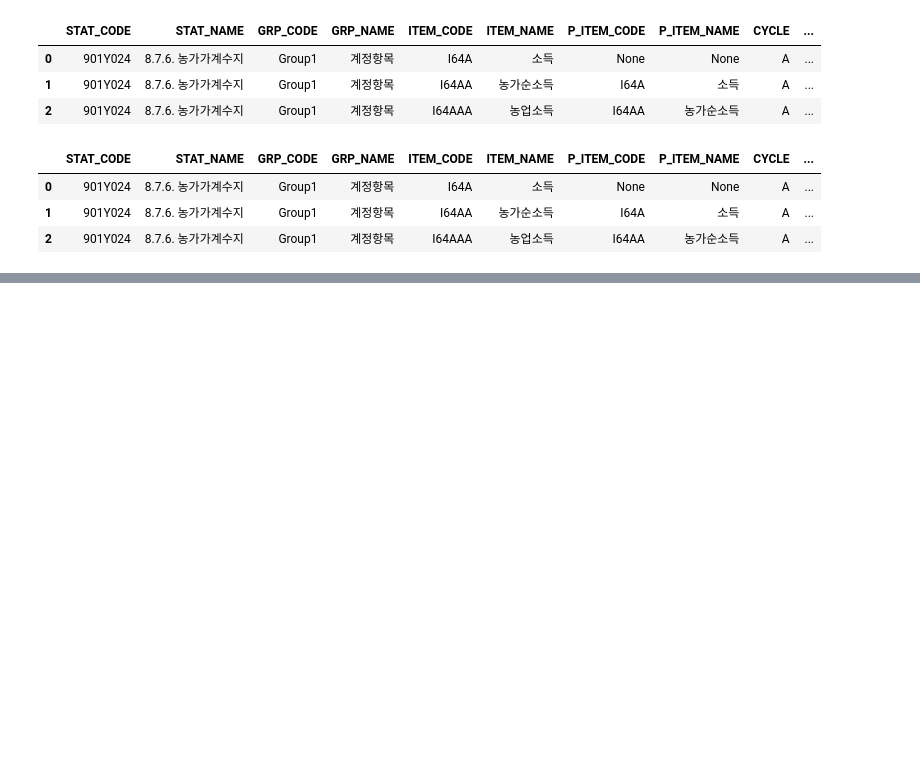
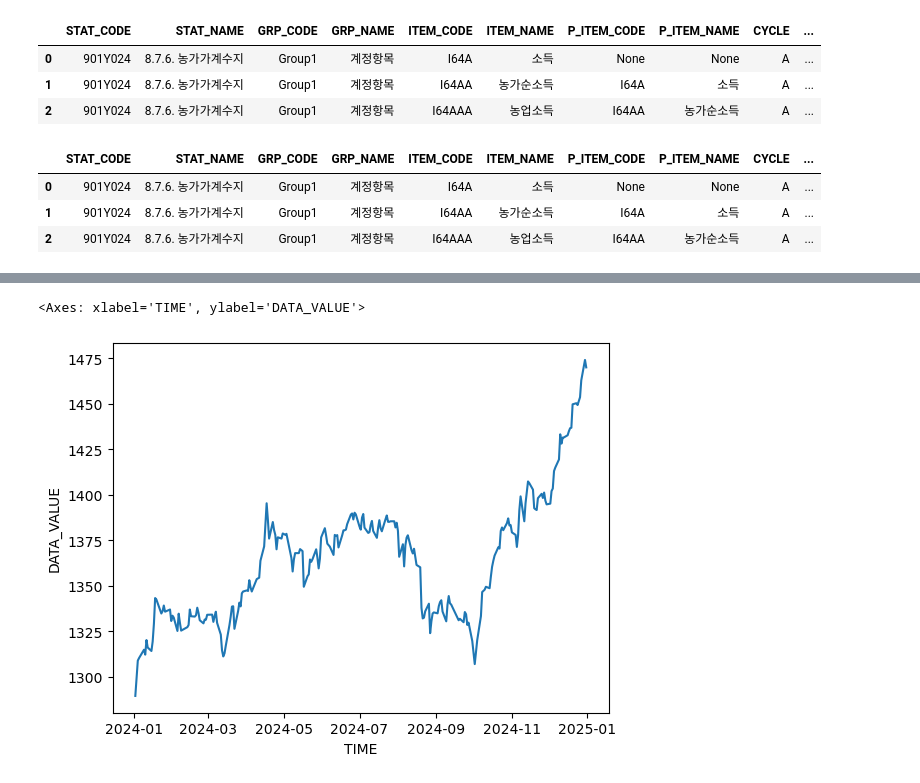
Before and after one commit to jmlee8939/ecos_api_loader, a Jupyter notebook: note.ipynb, the cells around one changed output, grey strips where cells are left out. Saved outputs shown, nothing was run; the diff lists cells and outputs as text; code cells hidden in the pictures; blank space fills up the shorter version.

```diff
--- a/note.ipynb
+++ b/note.ipynb
@@ -309,0 +337,10 @@ stats_df_load.head(3)
+# %%
+# API 호출
+response = requests.get(url)
+
+# 응답 데이터 확인
+if response.status_code == 200:
+    data = response.json()  # JSON 데이터를 Python 딕셔너리로 변환
+    print(data)
+else:
+    print(f"Error: {response.status_code}, {response.text}")
@@ -309,0 +349,3 @@ stats_df_load.head(3)
+# %%
+
+temp_df = pd.DataFrame(data['StatisticSearch']['row'])
@@ -309,0 +368,4 @@ stats_df_load.head(3)
+# %%
+temp_df['TIME'] = pd.to_datetime(temp_df['TIME'])
+# %%
+temp_df['DATA_VALUE'] = temp_df['DATA_VALUE'].astype(float)
@@ -309,0 +410,6 @@ stats_df_load.head(3)
+# %%
+import matplotlib.pyplot as plt
+sns.lineplot(x=temp_df['TIME'], y=temp_df['DATA_VALUE'])
+# %% [output]
+<Axes: xlabel='TIME', ylabel='DATA_VALUE'>
+[figure, added]
```
Also changed, not shown: parts of 9 cells of this notebook.
